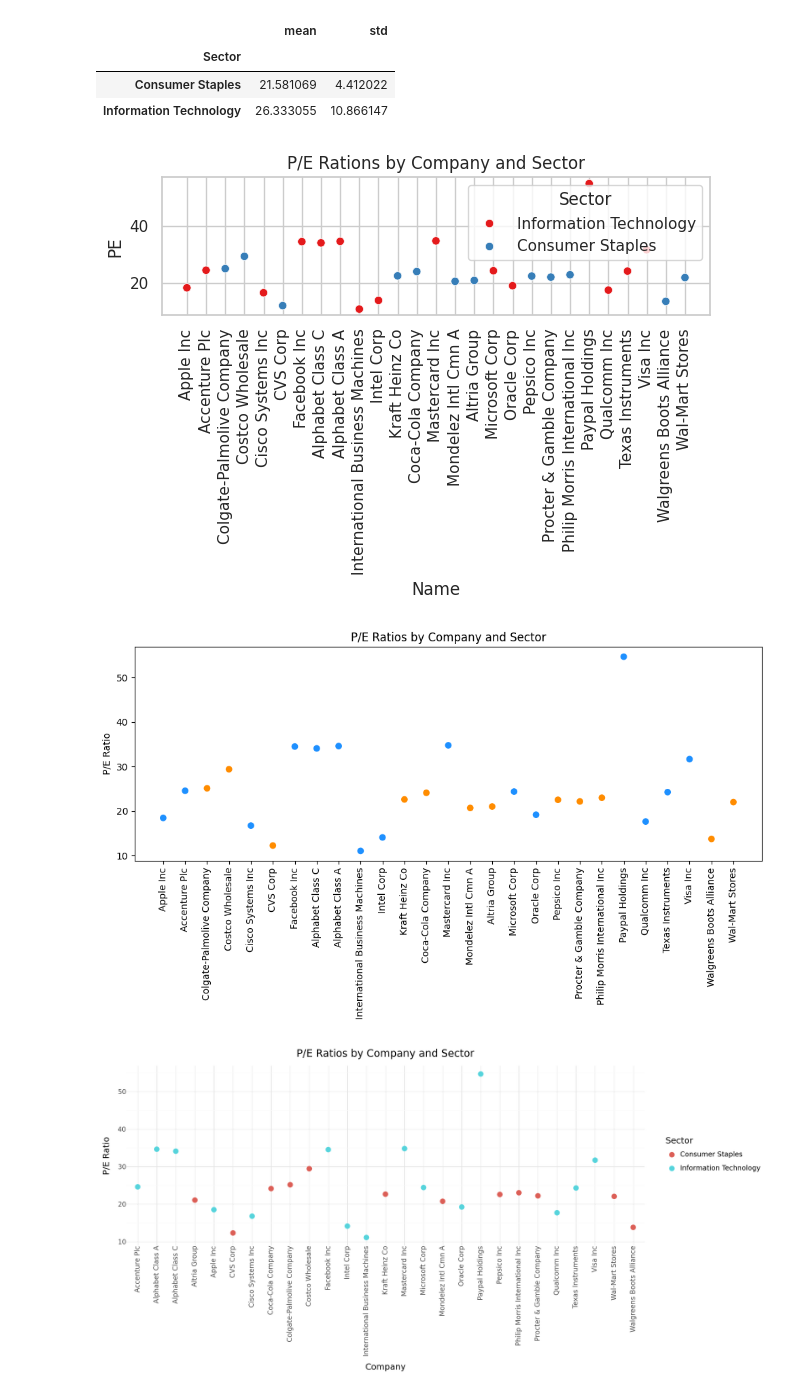
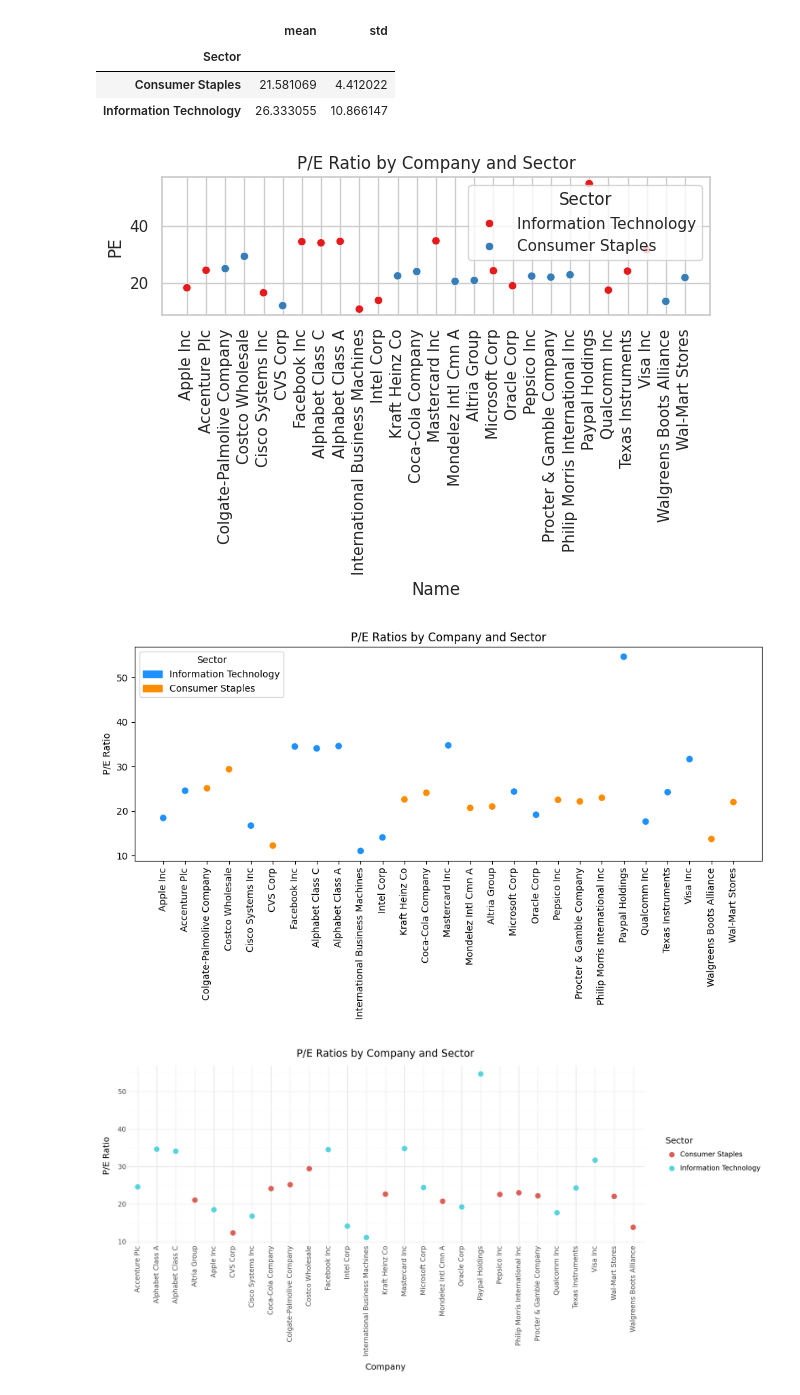
Before and after one commit to PaulToronto/DataCamp---Finance-Fundamentals-in-Python, a Jupyter notebook: 1_5_S&P_100_Case_Study.ipynb, the cells around one changed output. Cells and saved outputs as stored; diff of their text form; code cells hidden in the pictures.

```diff
--- a/1_5_S&P_100_Case_Study.ipynb
+++ b/1_5_S&P_100_Case_Study.ipynb
@@ -291,29 +292,38 @@ sns.set(style='whitegrid')
 sns.scatterplot(data=it_and_cs, x='Name', y='PE', hue='Sector', palette='Set1')
 
 plt.xticks(rotation=90)
-plt.title('P/E Rations by Company and Sector')
+plt.title('P/E Ratio by Company and Sector')
 plt.tight_layout()
 
 plt.show()
 sns.reset_defaults()
 # %% [output]
-[figure, old version]
+[figure, new version]
 # %%
-colors = it_and_cs['Sector'].map({
+# Define colors once
+sector_colors = {
     'Information Technology': 'dodgerblue',
     'Consumer Staples': 'darkorange'
-})
+}
 
+# Map colors to your data
+colors = it_and_cs['Sector'].map(sector_colors)
+
+# Plot
 plt.figure(figsize=(10, 6))
 plt.scatter(it_and_cs['Name'], it_and_cs['PE'], c=colors)
 plt.xticks(rotation=90)
 plt.ylabel('P/E Ratio')
 plt.title('P/E Ratios by Company and Sector')
 plt.tight_layout()
 
+# Add legend using Patch handles
+legend_handles = [Patch(color=color, label=sector) for sector, color in sector_colors.items()]
+plt.legend(handles=legend_handles, title='Sector')
+
 plt.show()
 # %% [output]
-[figure, old version]
+[figure, new version]
 # %%
 from plotnine import geom_point, theme, element_text
 
```
Also changed, not shown: parts of 4 cells of this notebook.
